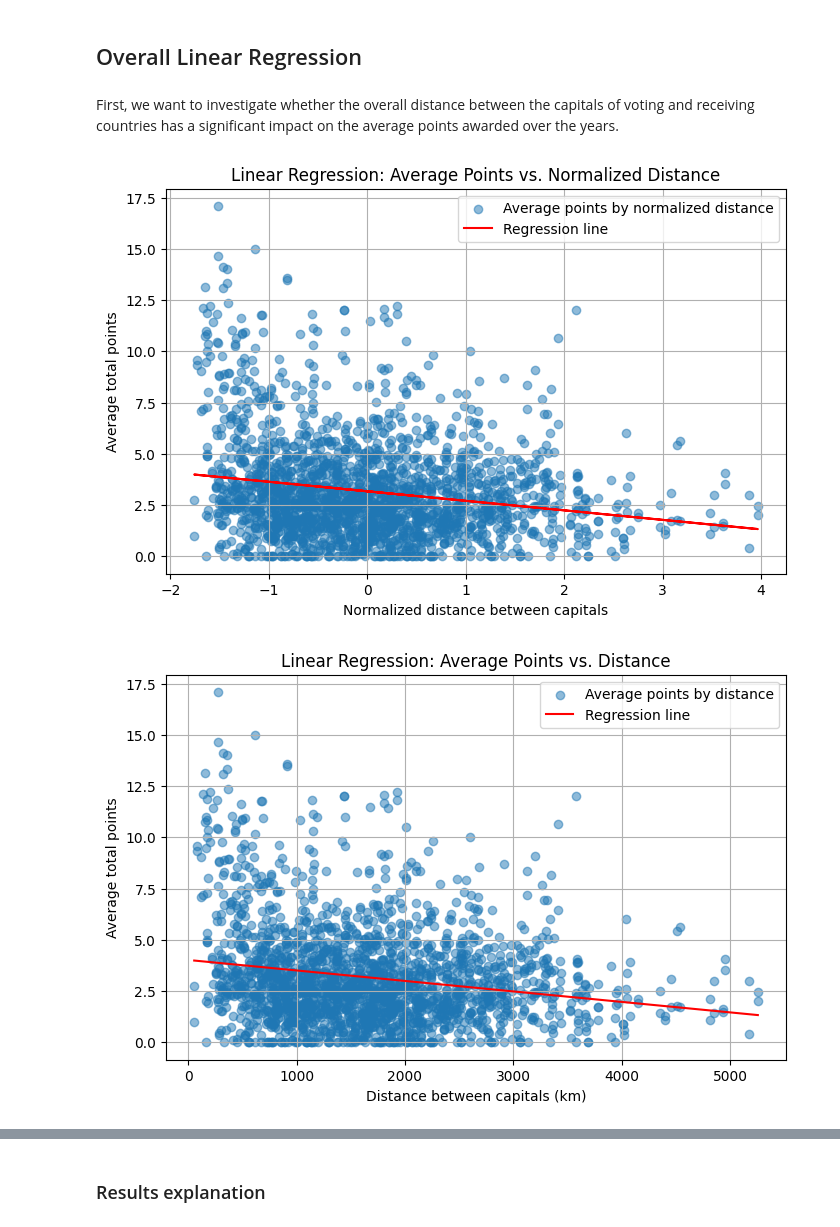
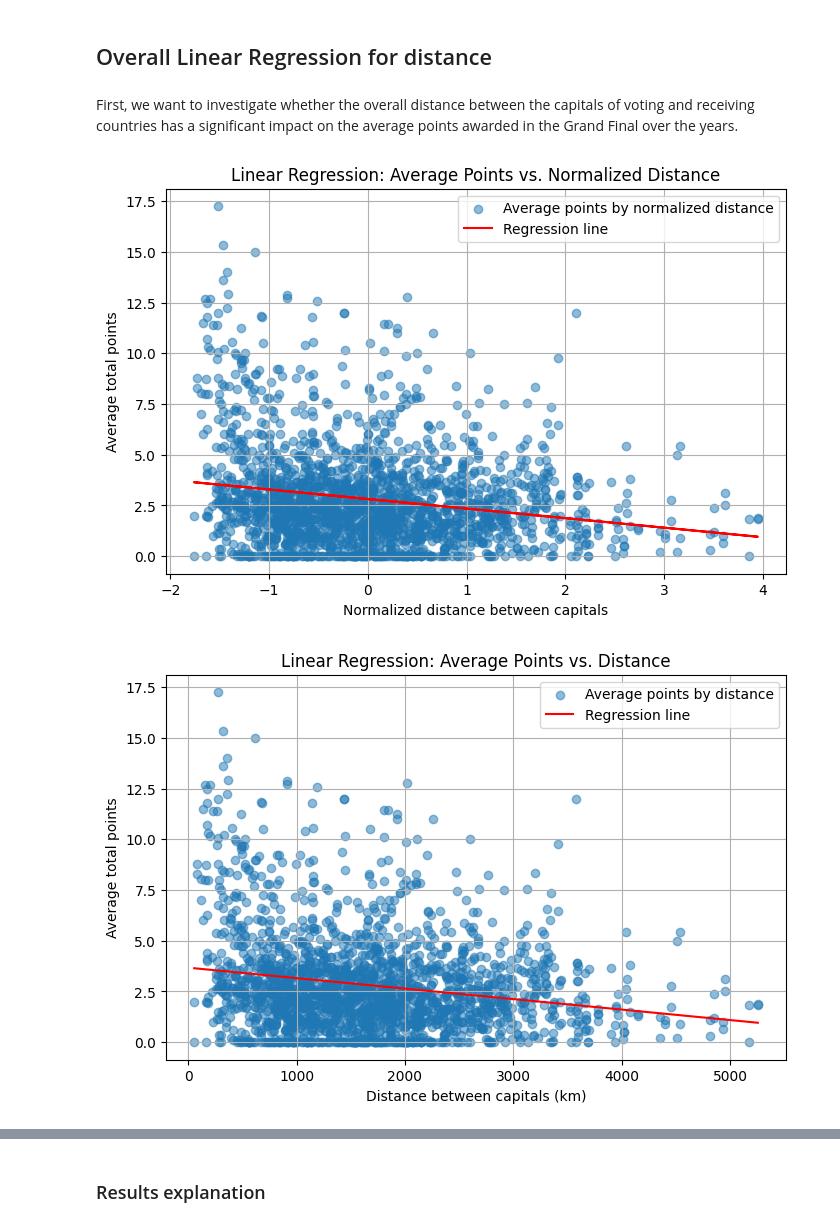
Before and after one commit to kluedemann/eurovision-voting-analysis, a Jupyter notebook: src/linear_regression.ipynb, the cells around one changed output, grey strips where cells are left out. Drawn from its saved outputs; the diff is of its cells as text; code cells hidden in the pictures.

Commit message:
Overall regression checked

```diff
--- a/src/linear_regression.ipynb
+++ b/src/linear_regression.ipynb
@@ -6,14 +20,11 @@ import numpy as np
 # %% [markdown]
-## Overall Linear Regression
+## Overall Linear Regression for distance
 # %% [markdown]
-First, we want to investigate whether the overall distance between the capitals of voting and receiving countries has a significant impact on the average points awarded over the years.
+First, we want to investigate whether the overall distance between the capitals of voting and receiving countries has a significant impact on the average points awarded in the Grand Final over the years.
 # %%
-file_path = "../data/fulldata.csv"
-data = pd.read_csv(file_path, low_memory = False)
-
-data = data[(data["from_country"] != "au") & (data["to_country"] != "au")]
-
-aggregated_data = data.groupby(["from_country", "to_country"], as_index = False).agg({
+# IMPORTANT: No Australia and only Grand Final votes
+data1 = data[(data["from_country"] != "au") & (data["to_country"] != "au") & (data["round"] == "final")]
+aggregated_data = data1.groupby(["from_country", "to_country"], as_index = False).agg({
     "total_points": "mean",     # Average points awarded
     "distance": "mean"          # Distance
 })
@@ -21,6 +32,7 @@ aggregated_data = data.groupby(["from_country", "to_country"], as_index = False)
 distance_mean = aggregated_data["distance"].mean()
 distance_std = aggregated_data["distance"].std()
 aggregated_data["distance_normalized"] = (aggregated_data["distance"] - distance_mean) / distance_std
+aggregated_data
 
 X_agg = sm.add_constant(aggregated_data["distance_normalized"])
 Y_agg = aggregated_data["total_points"]
@@ -30,34 +42,34 @@ agg_summary = agg_model.summary()
 
 x_plot_original = np.linspace(aggregated_data["distance"].min(), aggregated_data["distance"].max(), 100)        # Unnormalized distance predictions back to original scale for plotting
 x_plot_normalized = (x_plot_original - distance_mean) / distance_std
 x_plot_with_const = sm.add_constant(x_plot_normalized)
 y_plot = agg_model.predict(x_plot_with_const)
 
 plt.figure(figsize=(8, 5))
 plt.scatter(aggregated_data['distance_normalized'], aggregated_data['total_points'], alpha=0.5, label='Average points by normalized distance')
 plt.plot(aggregated_data['distance_normalized'], agg_model.predict(X_agg), color='red', label='Regression line')
 plt.title('Linear Regression: Average Points vs. Normalized Distance')
 plt.xlabel('Normalized distance between capitals')
 plt.ylabel('Average total points')
 plt.legend()
 plt.grid(True)
 plt.savefig("../plots/linear_regression/overall_normalized.png")
 plt.show()
 
 plt.figure(figsize=(8, 5))
 plt.scatter(aggregated_data["distance"], aggregated_data["total_points"], alpha=0.5, label="Average points by distance")
 plt.plot(x_plot_original, y_plot, color="red", label="Regression line")
 plt.title("Linear Regression: Average Points vs. Distance")
 plt.xlabel("Distance between capitals (km)")
 plt.ylabel("Average total points")
 plt.legend()
 plt.grid(True)
 plt.savefig("../plots/linear_regression/overall.png")
 plt.show()
 
 print(agg_summary)
 # %% [output]
-[figure, old version]
+[figure, new version]
-[figure, old version]
+[figure, new version]
                             OLS Regression Results
 ==============================================================================
```
Also changed, not shown: parts of 32 cells of this notebook, 3 other files.
